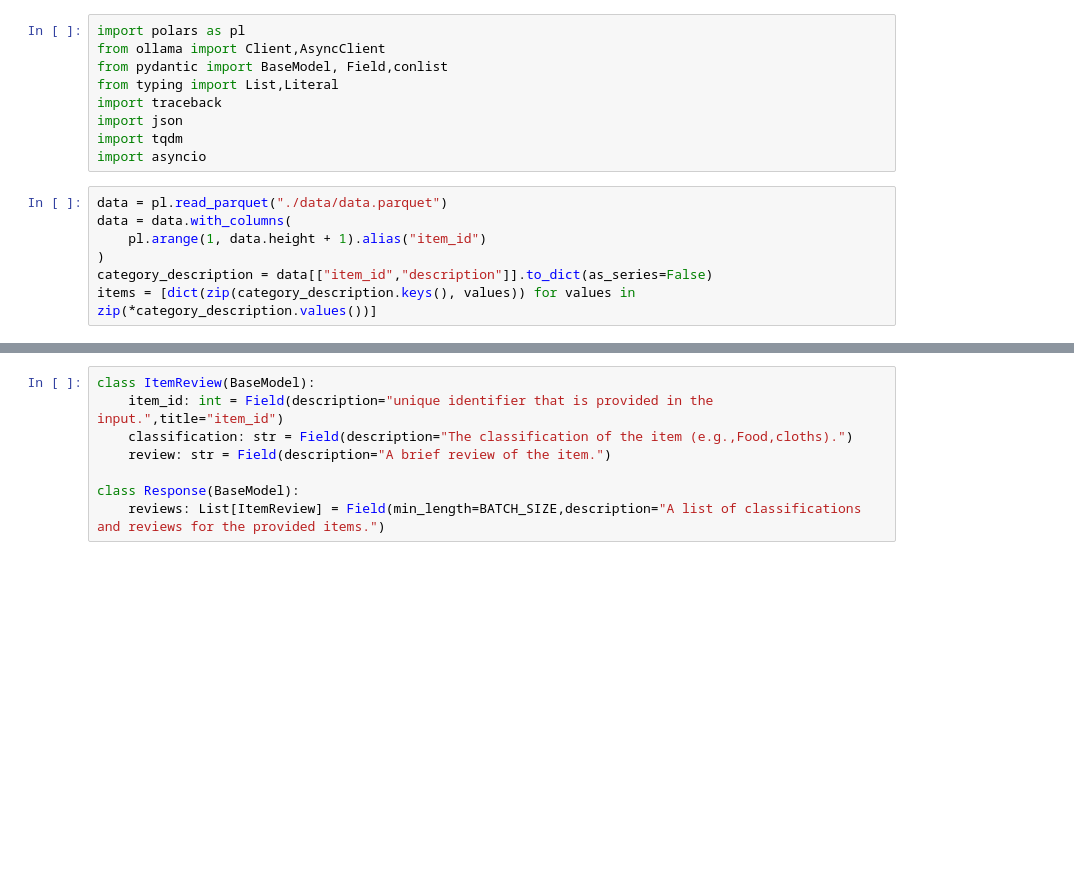
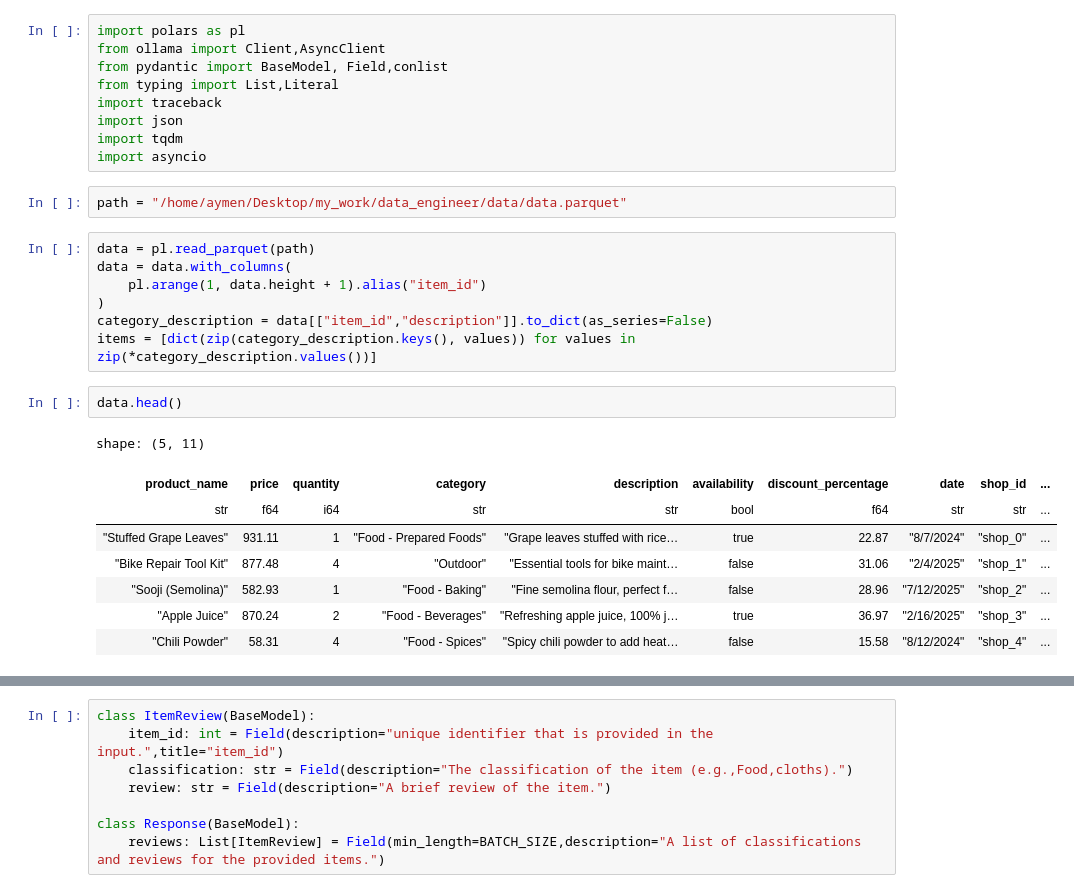
Before and after one commit to aymen-fkir/AI-Powered-E-commerce-Analytics, a Jupyter notebook: Clients/python/ollama_client.ipynb, the cells around one changed output, grey strips where cells are left out. Saved outputs shown, nothing was run; the diff lists cells and outputs as text; blank space fills up the shorter version.

```diff
--- a/Clients/python/ollama_client.ipynb
+++ b/Clients/python/ollama_client.ipynb
@@ -7,10 +7,23 @@ import traceback
 import json
 import tqdm
 import asyncio
+# %%
+path = "/home/aymen/Desktop/my_work/data_engineer/data/data.parquet"
 # %%
-data = pl.read_parquet("./data/data.parquet")
+data = pl.read_parquet(path)
 data = data.with_columns(
     pl.arange(1, data.height + 1).alias("item_id")
 )
 category_description = data[["item_id","description"]].to_dict(as_series=False)
 items = [dict(zip(category_description.keys(), values)) for values in zip(*category_description.values())]
+# %%
+data.head()
+# %% [output]
+shape: (5, 11)
+| product_name | price | quantity | category | description | availability | discount_percentage | date | shop_id | ... |
+| str | f64 | i64 | str | str | bool | f64 | str | str | ... |
+| "Stuffed Grape Leaves" | 931.11 | 1 | "Food - Prepared Foods" | "Grape leaves stuffed with rice… | true | 22.87 | "8/7/2024" | "shop_0" | ... |
+| "Bike Repair Tool Kit" | 877.48 | 4 | "Outdoor" | "Essential tools for bike maint… | false | 31.06 | "2/4/2025" | "shop_1" | ... |
+| "Sooji (Semolina)" | 582.93 | 1 | "Food - Baking" | "Fine semolina flour, perfect f… | false | 28.96 | "7/12/2025" | "shop_2" | ... |
+| "Apple Juice" | 870.24 | 2 | "Food - Beverages" | "Refreshing apple juice, 100% j… | true | 36.97 | "2/16/2025" | "shop_3" | ... |
+| "Chili Powder" | 58.31 | 4 | "Food - Spices" | "Spicy chili powder to add heat… | false | 15.58 | "8/12/2024" | "shop_4" | ... |
```
Also changed, not shown: parts of 5 cells of this notebook, 5 other files.
